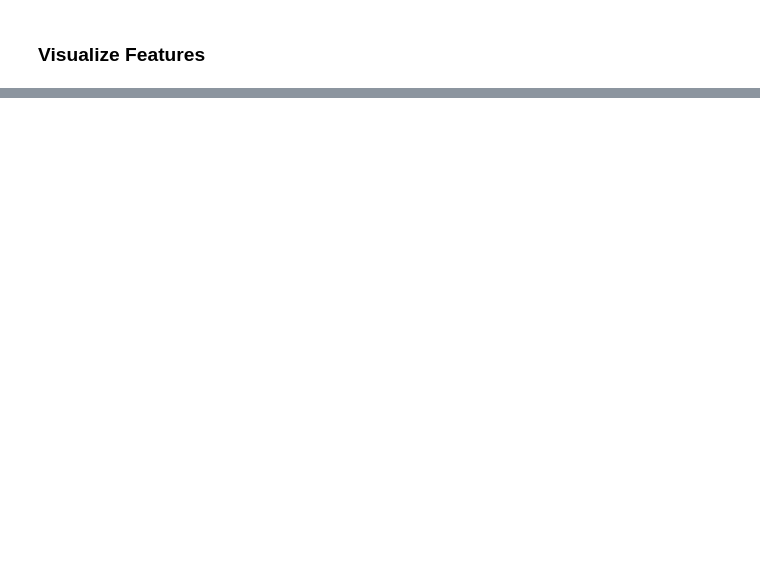
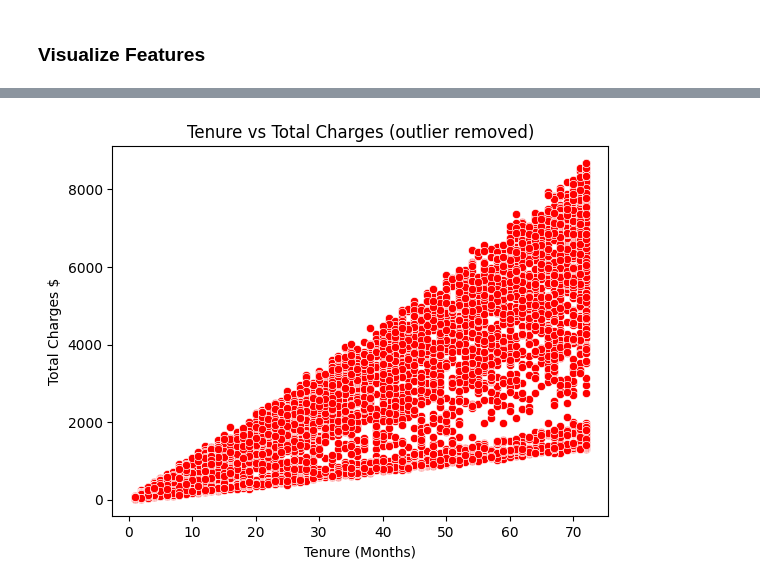
Before and after one commit to IIWesleyII/CSCA-5622-Final-Project, a Jupyter notebook: final_project.ipynb, the cells around one changed output, grey strips where cells are left out. Cells and saved outputs as stored; diff of their text form; code cells hidden in the pictures; blank space fills up the shorter version.

```diff
--- a/final_project.ipynb
+++ b/final_project.ipynb
@@ -86,3 +125,12 @@ df = df[df['TotalCharges'] < 8000]
 [figure]
 # %%
-# Visualize Categorical Features
+# clear the outlier
+outlier = df[(df['tenure'] == 0) & (df['TotalCharges'] > 1000)]
+df = df.drop(index=outlier.index)
+sns.scatterplot(x='tenure', y='TotalCharges', color='red', data=df)
+plt.title('Tenure vs Total Charges (outlier removed)')
+plt.xlabel('Tenure (Months)')
+plt.ylabel('Total Charges $')
+plt.show()
+# %% [output]
+[figure, added]
```
Also changed, not shown: parts of 5 cells of this notebook.
